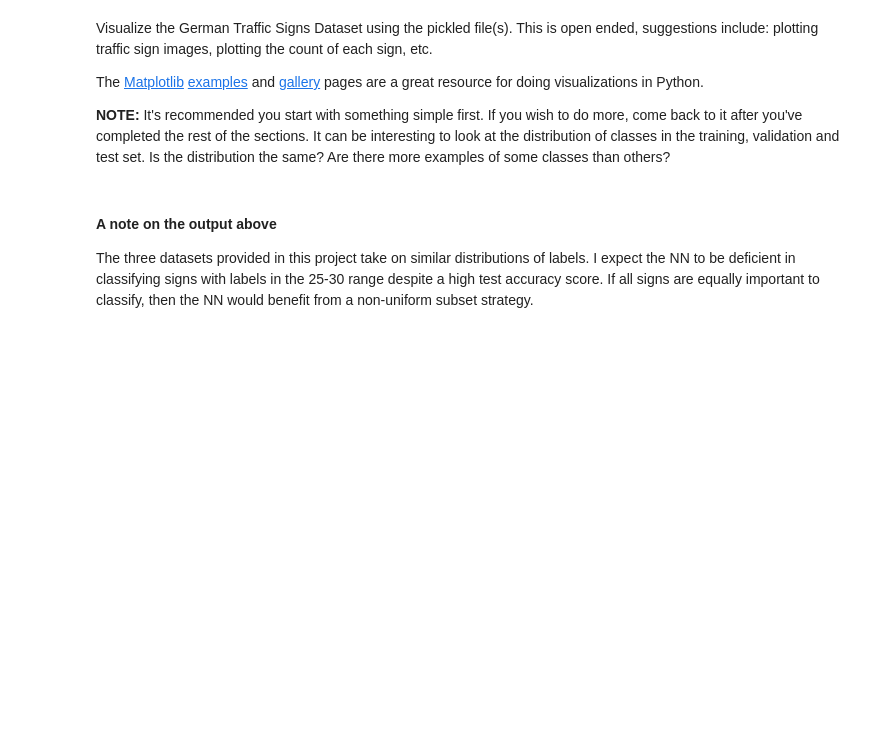
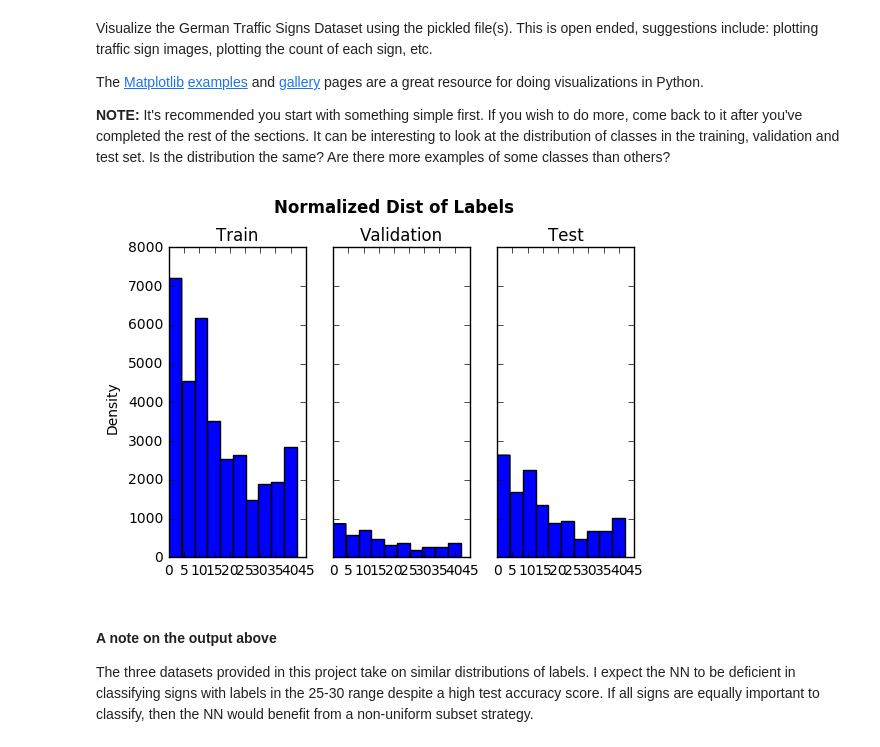
Before and after one commit to evanloshin/CarND-Traffic-Sign-Classifier-P2, a Jupyter notebook: Traffic_Sign_Classifier.ipynb, the cells around one changed output. Saved outputs shown, nothing was run; the diff lists cells and outputs as text; code cells hidden in the pictures; blank space fills up the shorter version.

```diff
--- a/Traffic_Sign_Classifier.ipynb
+++ b/Traffic_Sign_Classifier.ipynb
@@ -90,21 +96,23 @@ The [Matplotlib](http://matplotlib.org/) [examples](http://matplotlib.org/exampl
 # %%
 ### Data exploration visualization code goes here.
 ### Feel free to use as many code cells as needed.
 import matplotlib.pyplot as plt
 # Visualizations will be shown in the notebook.
 %matplotlib inline
 
 # plot normalized distribution of labels for each data set
 fig, axs = plt.subplots(1, 3, sharey=True)
-axs[0].hist(y_train, density=True)
+axs[0].hist(y_train)
 axs[0].set_title('Train')
-axs[1].hist(y_valid, density=True)
+axs[1].hist(y_valid)
 axs[1].set_title('Validation')
-axs[2].hist(y_test, density=True)
+axs[2].hist(y_test)
 axs[2].set_title('Test')
 fig.text(0.02, 0.5, 'Density', va='center', rotation='vertical')
 fig.text(0.3, 1, 'Normalized Dist of Labels', va='center', fontsize=12, weight='bold')
 plt.show()
+# %% [output]
+[figure, added]
 # %% [markdown]
 #### A note on the output above
 
```
Also changed, not shown: parts of 6 cells of this notebook, 4 other files.
